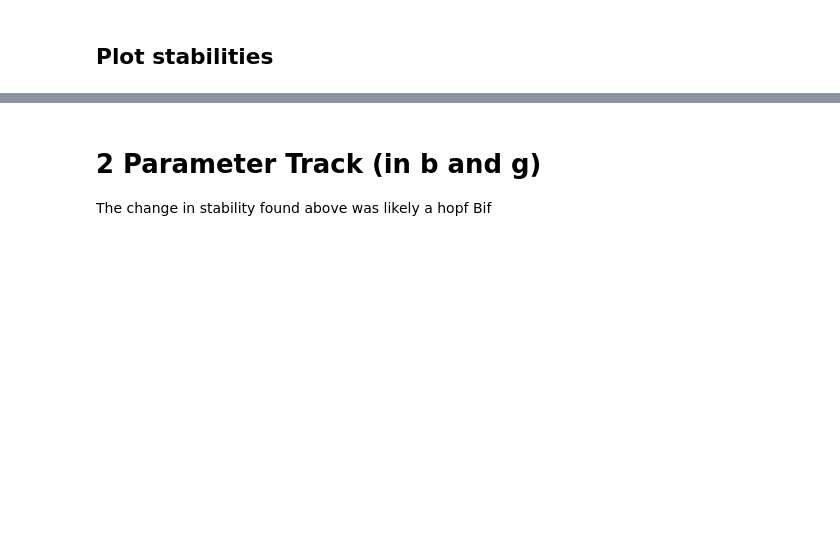
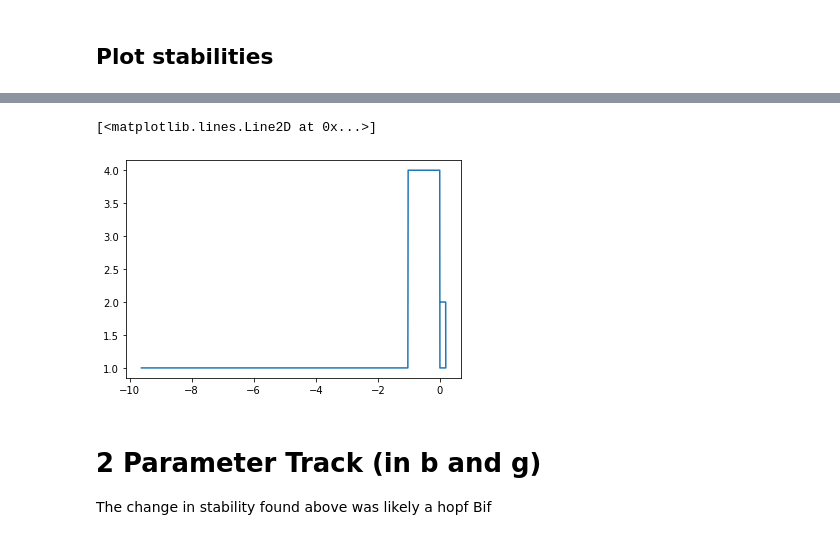
Before and after one commit to aaron-galligan/Case-Study, a Jupyter notebook: Fold_tracking_in_b.ipynb, the cells around one changed output, grey strips where cells are left out. Cells and saved outputs as stored; diff of their text form; code cells hidden in the pictures; blank space fills up the shorter version.

```diff
--- a/Fold_tracking_in_b.ipynb
+++ b/Fold_tracking_in_b.ipynb
@@ -398,3 +397,6 @@ for i in np.arange(0,ylist.shape[1]):
     if (i>0 and stab[i] != stab[i-1] and stab[i-1] != 10):
         #print(max_eig)
         stab[i] = 10
+# %%
+for i in eig_val:
+    print(i)
@@ -433,3 +465,31 @@ print(ylist[2,ind])
+# %%
+equlib_type = np.empty((eig_val.shape[0],1))*np.nan
+
+for i in range(eig_val.shape[0]):
+    if np.imag(eig_val[i,0]) == 0:
+            #Stable Node
+            if eig_val[i,0] <= 0 and eig_val[i,0] <= 0:
+                equlib_type[i] = 1
+            #Unstable Node
+            elif eig_val[i,0] >= 0 and eig_val[i,0] >= 0:
+                equlib_type[i] = 2
+            #Saddle
+            else:
+                equlib_type[i] = 3
+    else:
+        #Center
+        if np.real(eig_val[i,0]) == 0:
+            equlib_type[i] = 6
+        #stable focus
+        elif np.real(eig_val[i,0]) <= 0:
+            equlib_type[i] = 4
+        else:
+            equlib_type[i] = 5
+# %%
+plt.plot(ylist[2, :], equlib_type )
+# %% [output]
+[<matplotlib.lines.Line2D at 0x...>]
+[figure, added]
 # %% [markdown]
 # 2 Parameter Track (in b and g)
 The change in stability found above was likely a hopf Bif
```
Also changed, not shown: parts of 10 cells of this notebook, 6 other files.
